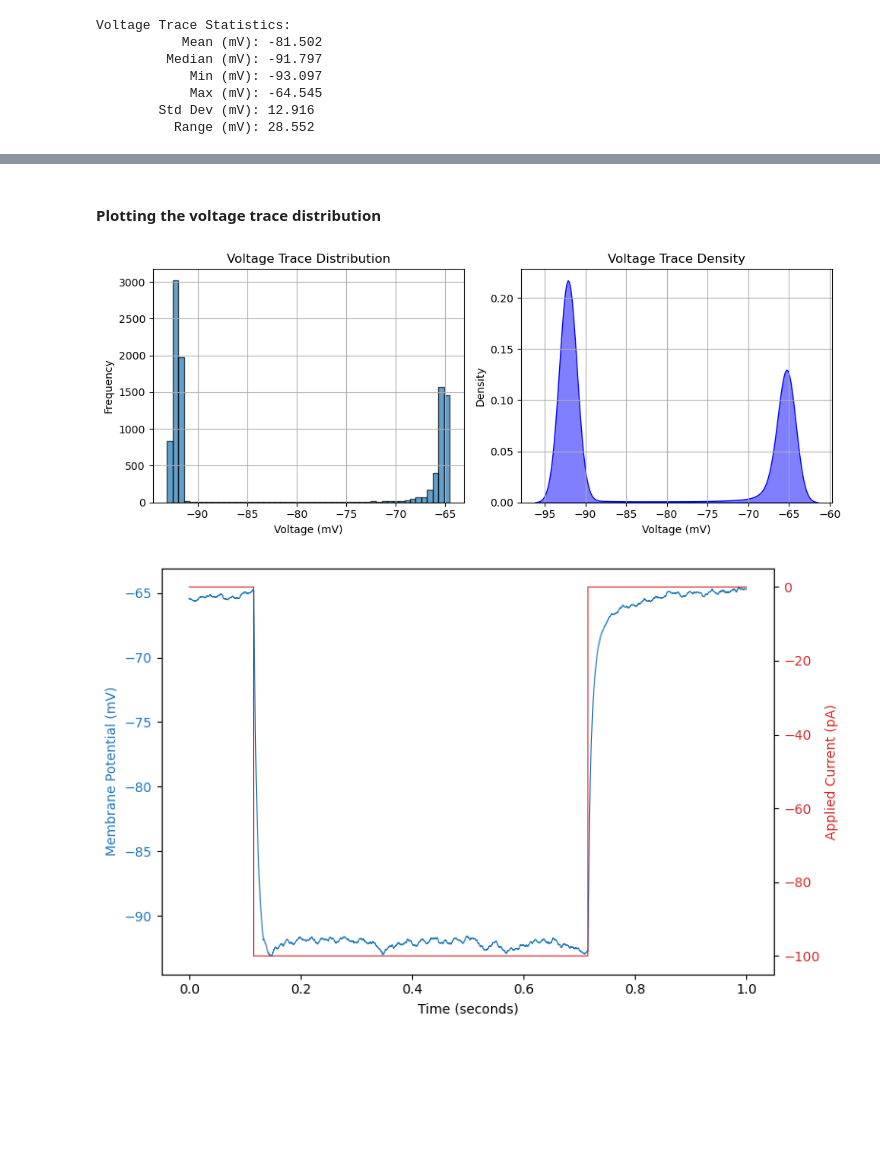
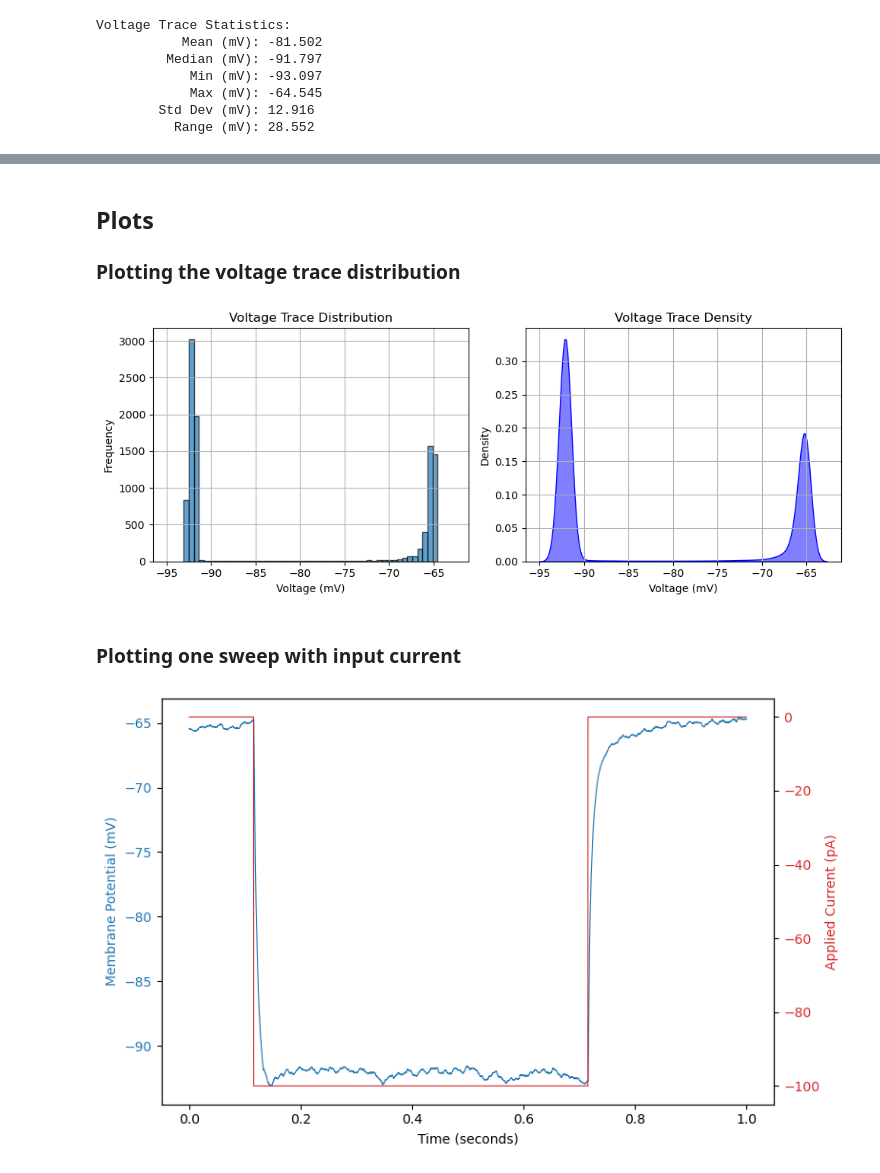
Before and after one commit to fabien-campillo/data-science-spikes, a Jupyter notebook: 4_pyabf.ipynb, the cells around one changed output, grey strips where cells are left out. Drawn from its saved outputs; the diff is of its cells as text; code cells hidden in the pictures; blank space fills up the shorter version.

```diff
--- a/4_pyabf.ipynb
+++ b/4_pyabf.ipynb
@@ -349,15 +217,0 @@ Here, we have selected `sweep_index = 0`, representing the first sweep in the AB
-# %%
-data = abf.sweepY  # The voltage trace for the specific swwep
-
-stats = {
-    "Mean (mV)": np.mean(data),
-    "Median (mV)": np.median(data),
-    "Min (mV)": np.min(data),
-    "Max (mV)": np.max(data),
-    "Std Dev (mV)": np.std(data),
-    "Range (mV)": np.ptp(data),  # Max - Min
-}
-
-print("\nVoltage Trace Statistics:")
-for key, value in stats.items():
-    print(f"{key:>20}: {value:.3f}")
@@ -372,34 +218,37 @@ Voltage Trace Statistics:
 # %% [markdown]
-#### Plotting the voltage trace distribution
+## Plots
+
+### Plotting the voltage trace distribution
-# %%
-# to avoid warning from Seaborn internally calling a Pandas option
-# (mode.use_inf_as_na) that has been deprecated in pandas ≥ 2.1.
-
-import warnings
-warnings.filterwarnings("ignore", category=FutureWarning, module="seaborn")
-
-# Create a figure with two subplots (1 row, 2 columns)
-fig, axes = plt.subplots(1, 2, figsize=(10, 4))
-
-# Plot histogram on the first subplot
-axes[0].hist(data, bins=50, edgecolor='black', alpha=0.7)
-axes[0].set_xlabel("Voltage (mV)")
-axes[0].set_ylabel("Frequency")
-axes[0].set_title("Voltage Trace Distribution")
-axes[0].grid(True)
-
-# Plot KDE on the second subplot
-sns.kdeplot(data, bw_adjust=0.5, fill=True, color="b", alpha=0.5, ax=axes[1])
-axes[1].set_xlabel("Voltage (mV)")
-axes[1].set_ylabel("Density")
-axes[1].set_title("Voltage Trace Density")
-axes[1].grid(True)
-
-# Adjust layout
-plt.tight_layout()
-plt.show()
-# %% [output]
-[figure, removed]
+# %%
+# to avoid warning from Seaborn internally calling a Pandas option
+# (mode.use_inf_as_na) that has been deprecated in pandas ≥ 2.1.
+import warnings  # needed for filterwarnings
+warnings.filterwarnings("ignore", category=FutureWarning, module="seaborn")
+
+# Create a figure with two subplots (1 row, 2 columns), sharing x-axis
+fig, axes = plt.subplots(1, 2, figsize=(10, 4), sharex=True)
+
+# Plot histogram on the first subplot
+axes[0].hist(data, bins=50, edgecolor='black', alpha=0.7)
+axes[0].set_xlabel("Voltage (mV)")
+axes[0].set_ylabel("Frequency")
+axes[0].set_title("Voltage Trace Distribution")
+axes[0].grid(True)
+
+# Plot KDE on the second subplot
+sns.kdeplot(data, bw_adjust=0.3, fill=True, color="b", alpha=0.5, ax=axes[1])
+axes[1].set_xlabel("Voltage (mV)")
+axes[1].set_ylabel("Density")
+axes[1].set_title("Voltage Trace Density")
+axes[1].grid(True)
+
+# Adjust layout
+plt.tight_layout()
+plt.show()
+# %% [output]
+[figure, added]
+# %% [markdown]
+### Plotting one sweep with input current
 # %%
 color_adc = "C0"
 color_dac = "C3"
```
Also changed, not shown: parts of 31 cells of this notebook, 1 other file.
